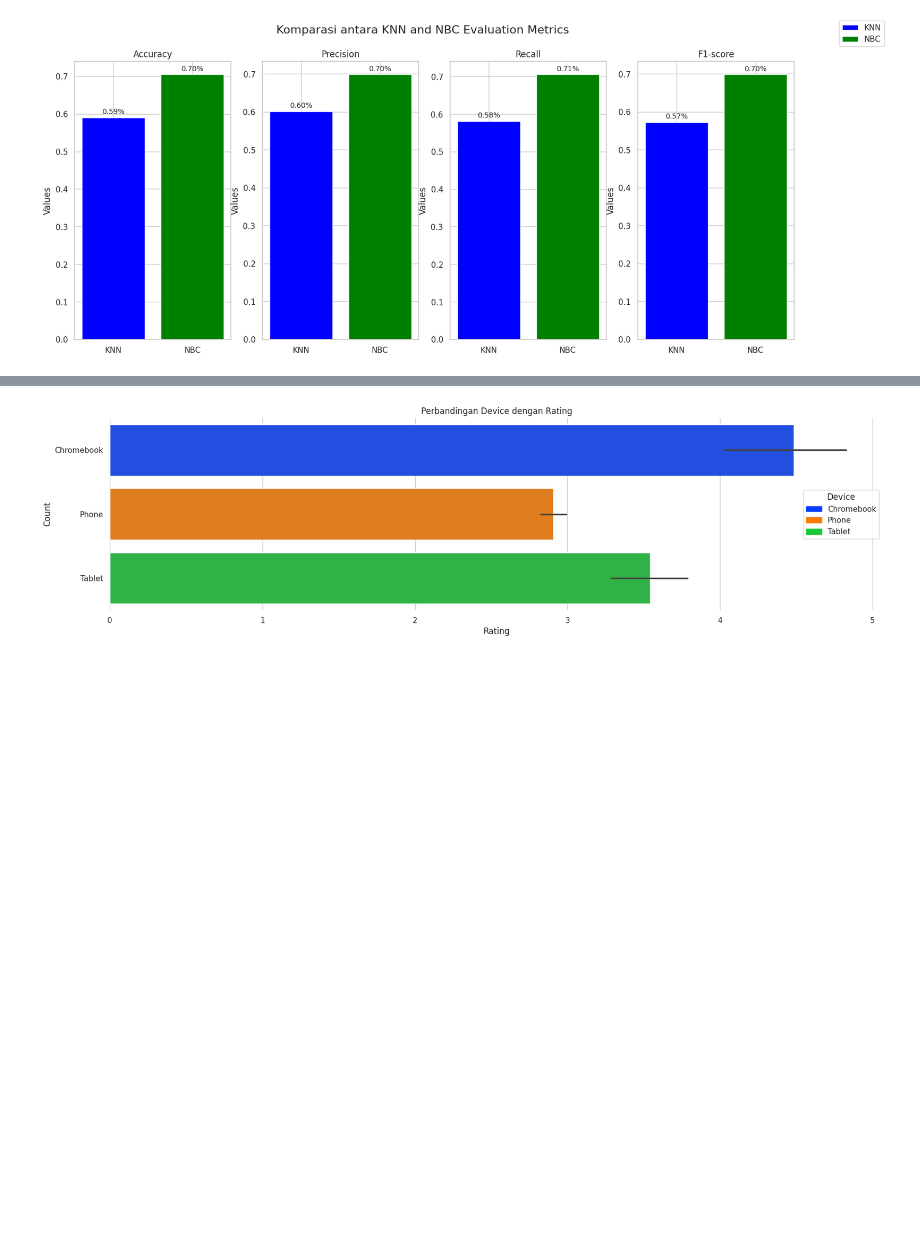
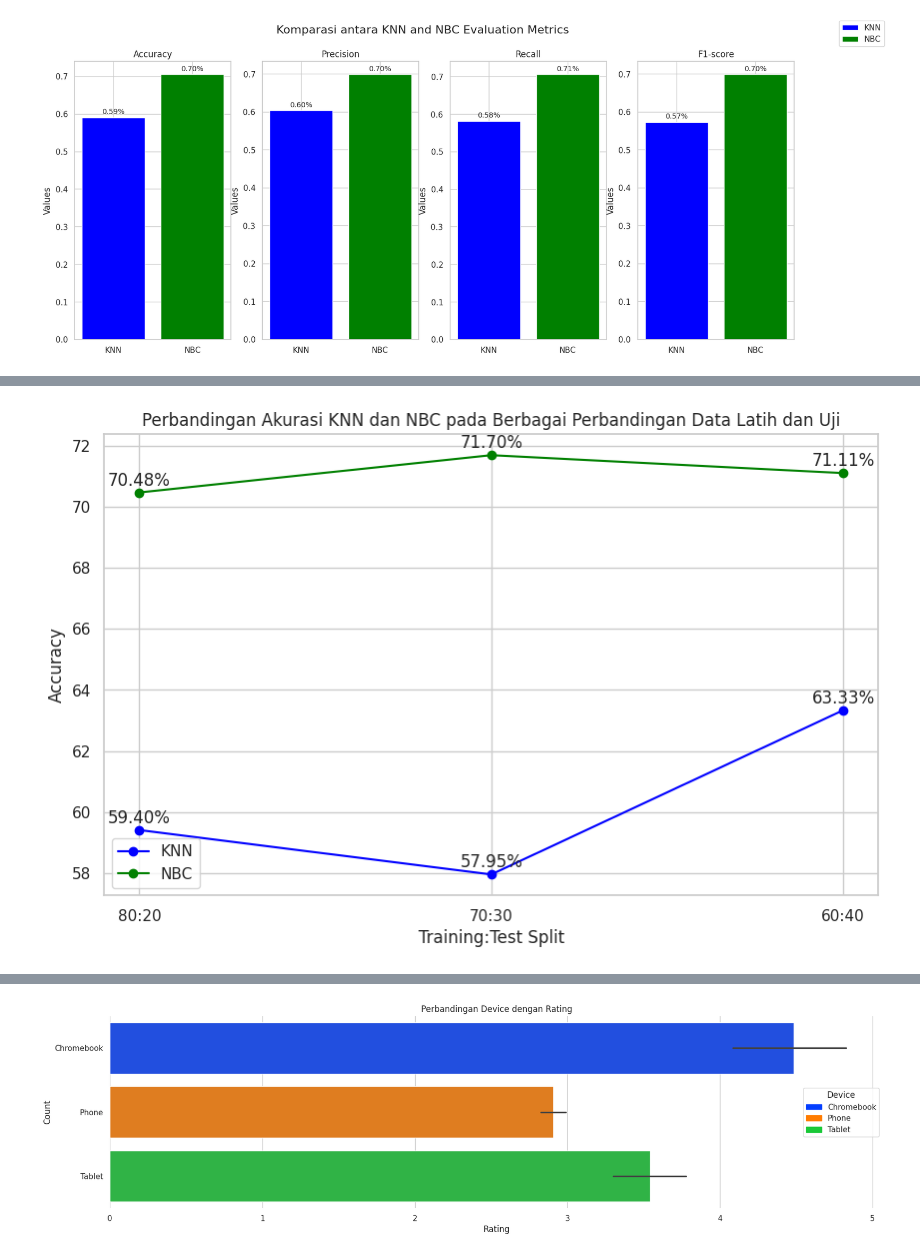
Before and after one commit to VarhanKusuma/Perbandingan_K-NN_dan_NBC_Pada_Sentimen_Ulasan_Aplikasi_Intermittent_Fasting, a Jupyter notebook: SKRIPSI.ipynb, the cells around one changed output, grey strips where cells are left out. Drawn from its saved outputs; the diff is of its cells as text; code cells hidden in the pictures; blank space fills up the shorter version.

```diff
--- a/SKRIPSI.ipynb
+++ b/SKRIPSI.ipynb
@@ -590,20 +590,3 @@ plt.suptitle('Komparasi antara KNN and NBC Evaluation Metrics', fontsize=16)
 plt.show()
 # %% [output]
 [figure]
-# %%
-# @title Model K-Fold Cross Validation 10-Fold K-NN & NBC
-
-# Inisialisasi model KNN dengan jumlah tetangga (k) = 3
-knn_classifier = KNeighborsClassifier(n_neighbors=3)
-
-# Inisialisasi model NBC
-nb_classifier = MultinomialNB()
-
-# Inisialisasi K-Fold Cross Validation dengan 10-Fold
-kfold = StratifiedKFold(n_splits=10, shuffle=True, random_state=42)
-
-# Melakukan K-Fold Cross Validation untuk KNN
-cv_results_knn = cross_val_score(knn_classifier, X_tfidf, dataset['Sentiment'], cv=kfold, scoring='accuracy')
-
-# Melakukan K-Fold Cross Validation untuk NBC
-cv_results_nb = cross_val_score(nb_classifier, X_tfidf, dataset['Sentiment'], cv=kfold, scoring='accuracy')
@@ -645,3 +726,28 @@ NBC Accuracy: 72.10% (+/- 0.10%)
+# %%
+# @title  Perbandingan Accuracy Model K-Fold Cross Validation
+
+# Plot hasil
+fig, ax = plt.subplots(figsize=(10, 6))
+colors = {'KNN': 'blue', 'NBC': 'green'}
+
+for model in ['KNN', 'NBC']:
+    means = result_df[f'{model}_Mean']
+    stds = result_df[f'{model}_Std']
+    ax.plot(result_df['Split'], means, marker='o', label=model, color=colors[model])
+
+    # Tambahkan angka % di atas setiap titik
+    for i, txt in enumerate(means):
+        ax.annotate(f'{txt:.2f}%', (result_df['Split'].iloc[i], means.iloc[i]), textcoords="offset points", xytext=(0, 5), ha='center')
+
+ax.set_title('Perbandingan Akurasi KNN dan NBC pada Berbagai Perbandingan Data Latih dan Uji')
+ax.set_xlabel('Training:Test Split')
+ax.set_ylabel('Accuracy')
+ax.legend()
+ax.grid(True)
+
+plt.show()
+# %% [output]
+[figure, added]
 # %%
 # @title Word Cloud
 
```
Also changed, not shown: parts of 10 cells of this notebook.
